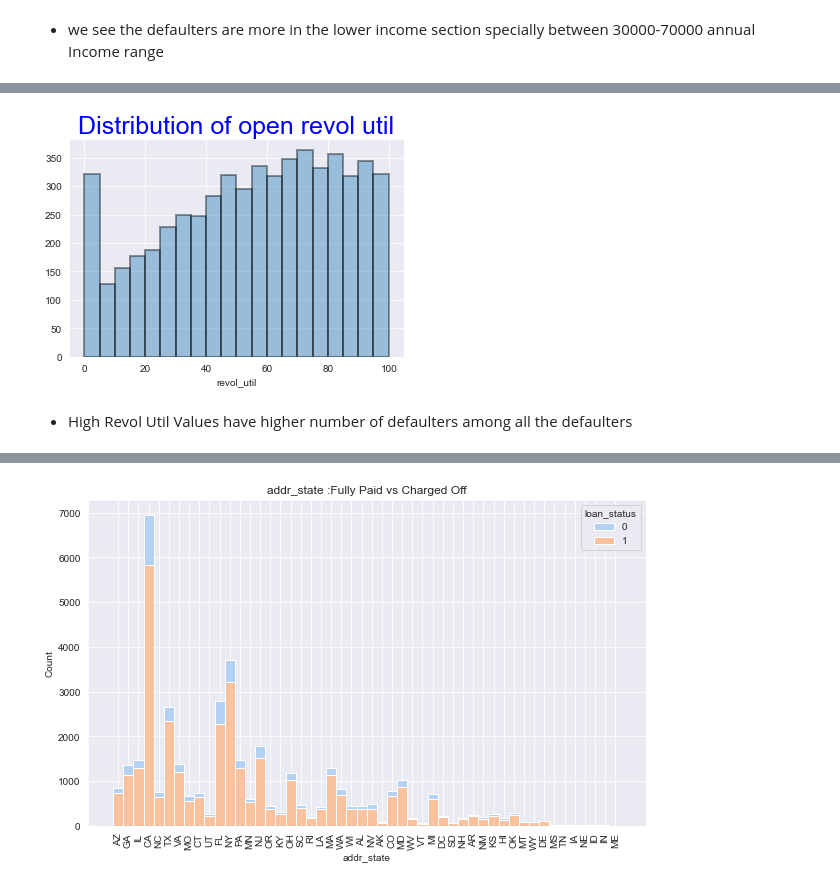
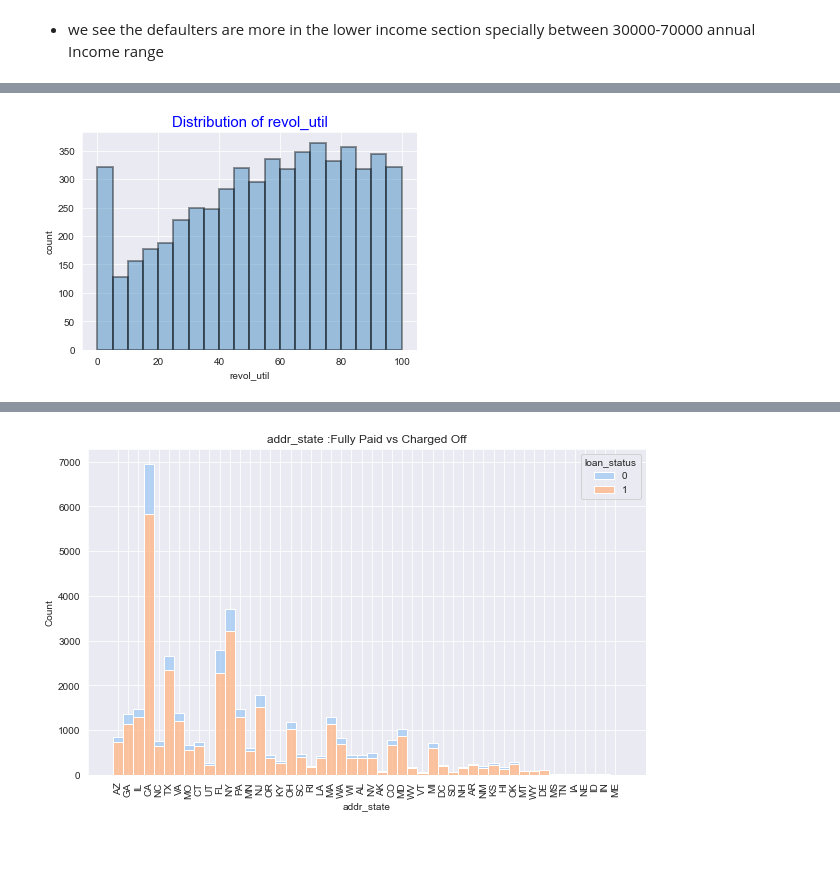
Before and after one commit to Silapada-Hansda/case_study_LG, a Jupyter notebook: Silapada_Hansda.ipynb, the cells around one changed output, grey strips where cells are left out. Drawn from its saved outputs; the diff is of its cells as text; code cells hidden in the pictures; blank space fills up the shorter version.

```diff
--- a/Silapada_Hansda.ipynb
+++ b/Silapada_Hansda.ipynb
@@ -815,8 +815,7 @@ plt.show()
 # %%
 sns.distplot(loan_df_defaulters.revol_util,kde=False,hist_kws=dict(edgecolor="k", linewidth=2))
-plt.title("Distribution of open revol util",fontsize=25,color="b")
+plt.title("Distribution of revol_util",fontsize=15,color="b")
+plt.ylabel("count")
 plt.show()
 # %% [output]
-[figure, old version]
+[figure, new version]
-# %% [markdown]
-- High Revol Util Values have higher number of defaulters among all the defaulters
```
Also changed, not shown: parts of 167 cells of this notebook.
